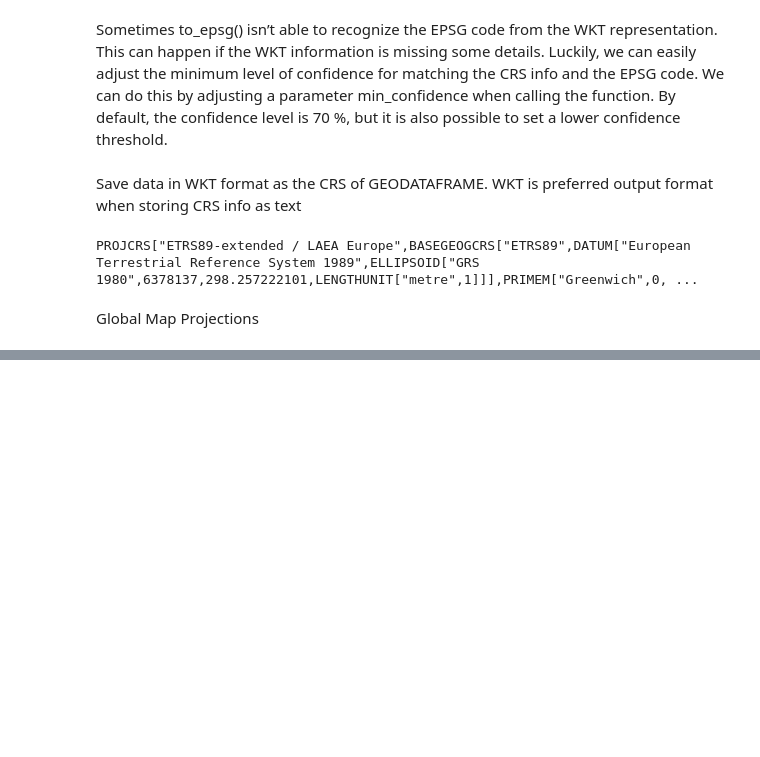
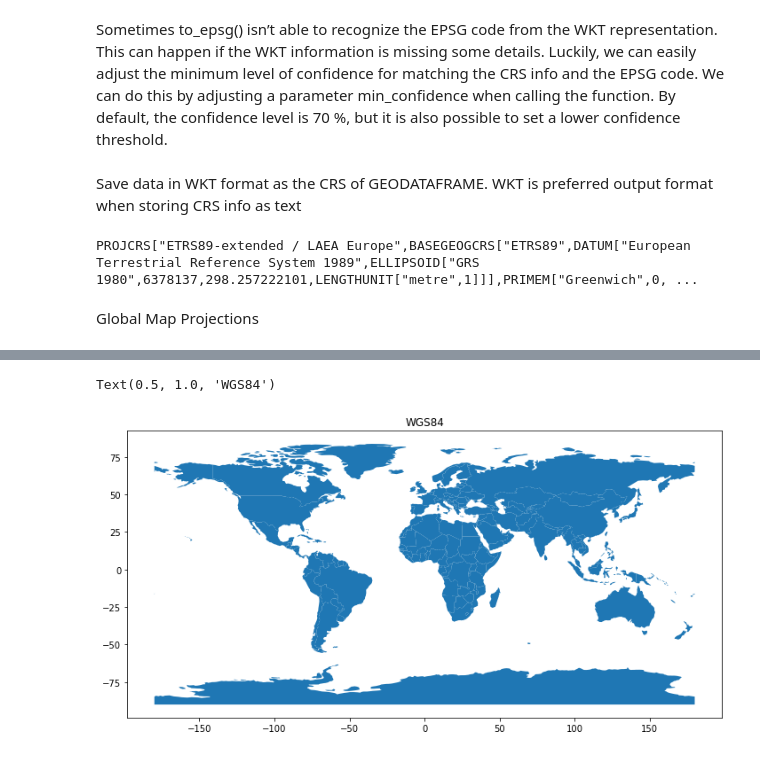
Before and after one commit to alanlyyy/AUTOGIS_COURSE, a Jupyter notebook: L2/L2_Map_Projections.ipynb, the cells around one changed output, grey strips where cells are left out. Drawn from its saved outputs; the diff is of its cells as text; code cells hidden in the pictures; blank space fills up the shorter version.

```diff
--- a/L2/L2_Map_Projections.ipynb
+++ b/L2/L2_Map_Projections.ipynb
@@ -203,3 +203,7 @@ outfp = "L2_data/Europe_borders_epsg3035.shp"
 data.to_file(outfp)
 # %% [markdown]
 Global Map Projections
+# %%
+#read in data
+fp = "L2_data/ne_110m_admin_0_countries/ne_110m_admin_0_countries.shp"
+admin = gpd.read_file(fp)
@@ -205,0 +225,10 @@ Global Map Projections
+# %%
+#set figure size
+plt.rcParams['figure.figsize'] = [12, 6]
+# %%
+#plot in original CRS
+admin.plot()
+plt.title("WGS84")
+# %% [output]
+Text(0.5, 1.0, 'WGS84')
+[figure, added]
```
Also changed, not shown: parts of 4 cells of this notebook.
